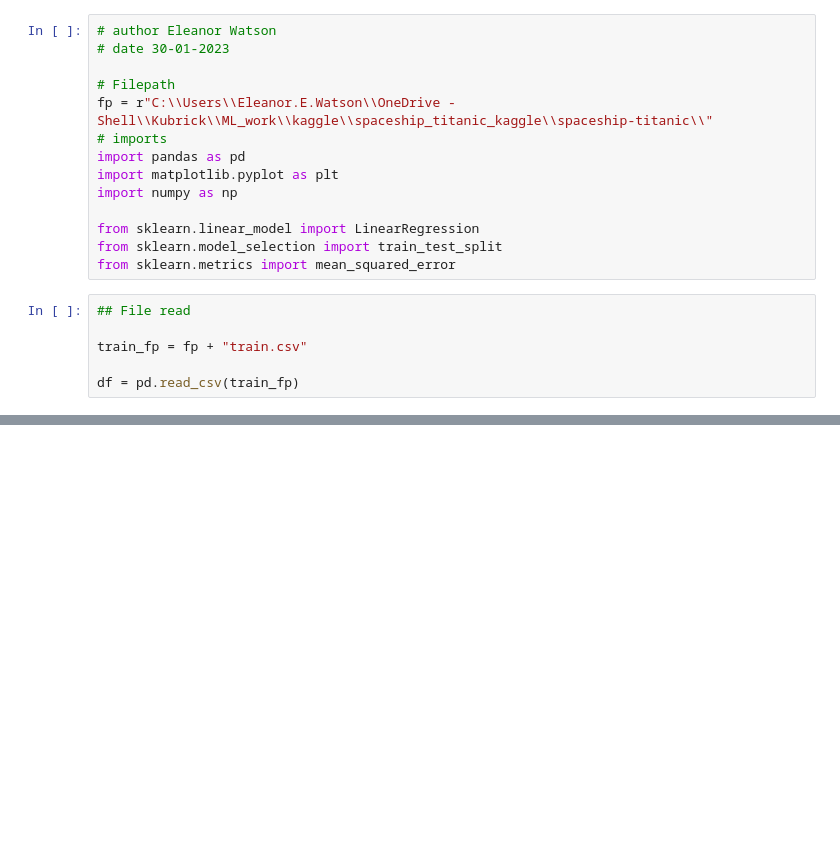
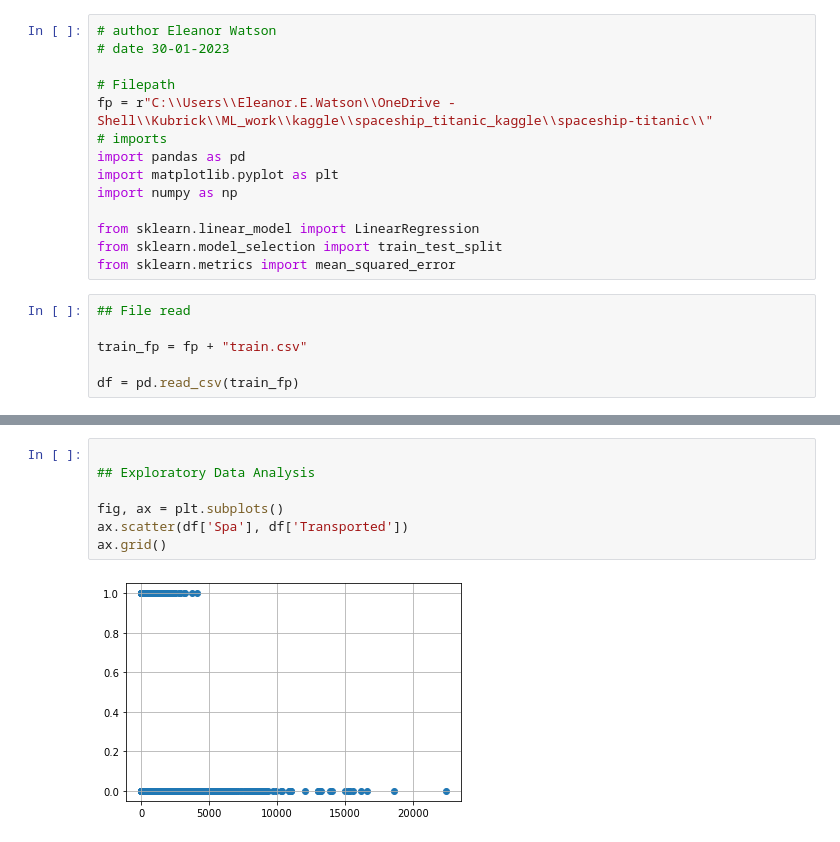
Before and after one commit to ewatson-shell/spaceship_titanic_kaggle, a Jupyter notebook: spaceship-titanic/SpaceShipTitanicipynb.ipynb, the cells around one changed output, grey strips where cells are left out. Saved outputs shown, nothing was run; the diff lists cells and outputs as text; blank space fills up the shorter version.

```diff
--- a/spaceship-titanic/SpaceShipTitanicipynb.ipynb
+++ b/spaceship-titanic/SpaceShipTitanicipynb.ipynb
@@ -31,0 +37,9 @@ ax.plot()
+# %%
+
+## Exploratory Data Analysis
+
+fig, ax = plt.subplots()
+ax.scatter(df['Spa'], df['Transported'])
+ax.grid()
+# %% [output]
+[figure, added]
```
Also changed, not shown: parts of 20 cells of this notebook.
